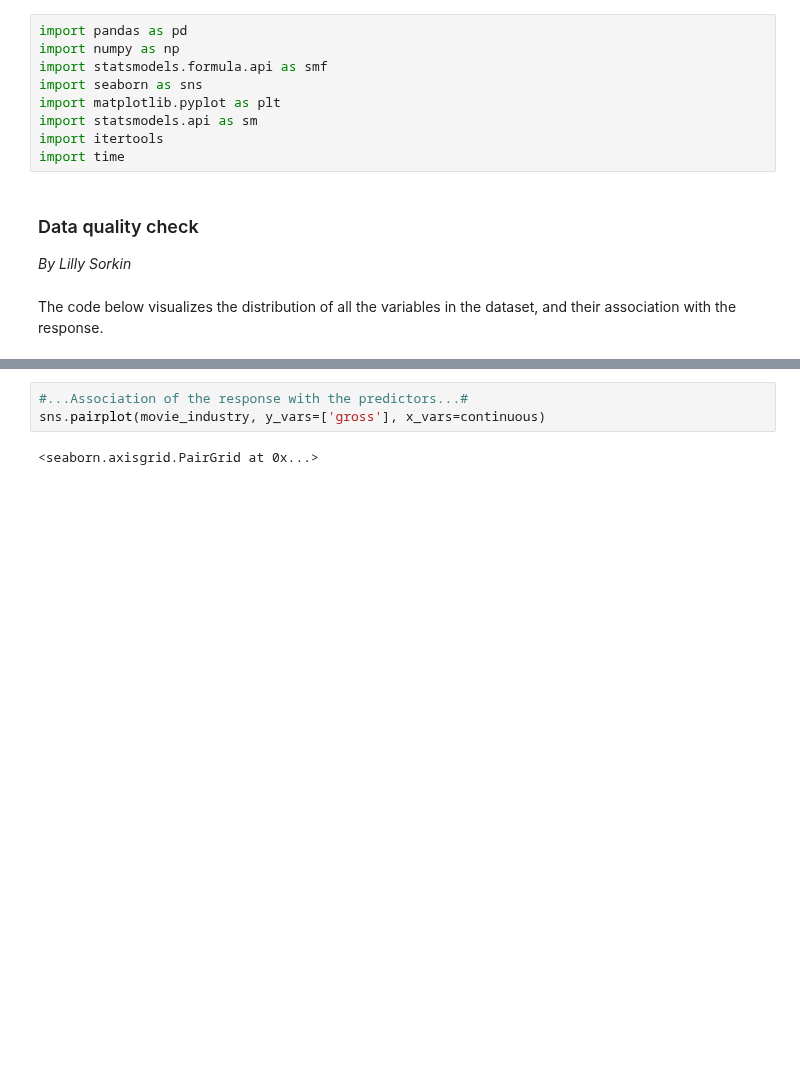
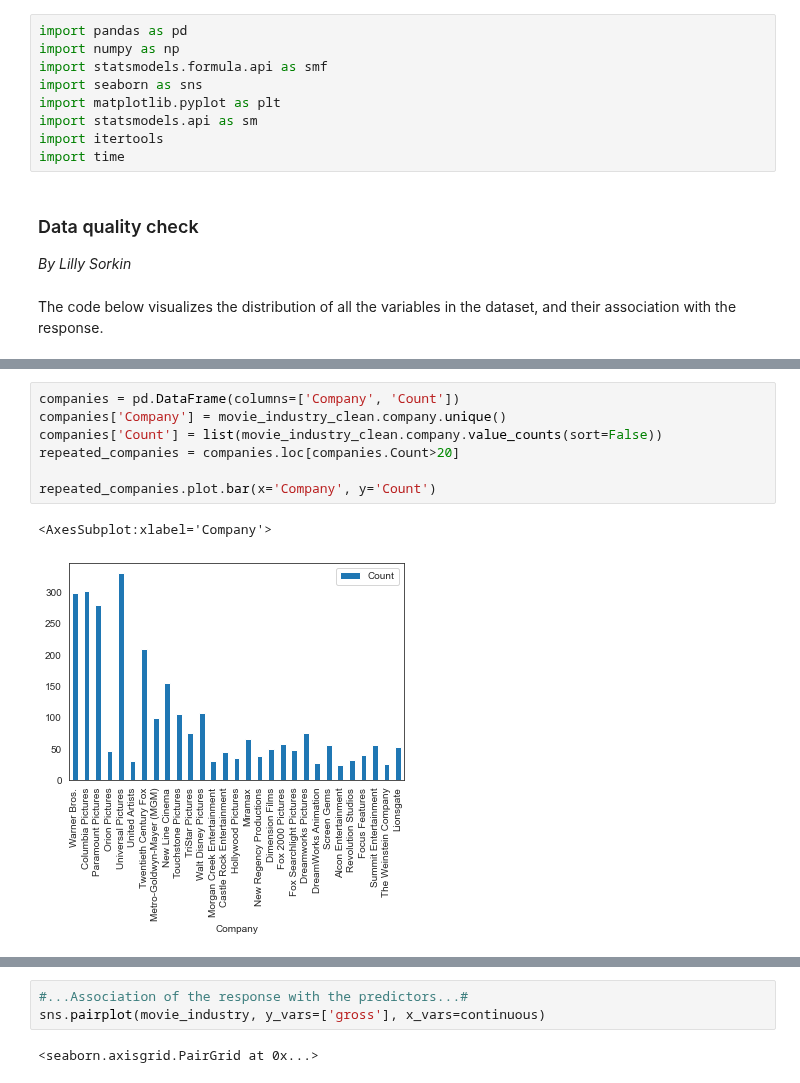
Before and after one commit to isabelgabrielaknight/final-project-303-2, a Jupyter notebook: MarkdownMasters_code.ipynb, the cells around one changed output, grey strips where cells are left out. Drawn from its saved outputs; the diff is of its cells as text; blank space fills up the shorter version.

```diff
--- a/MarkdownMasters_code.ipynb
+++ b/MarkdownMasters_code.ipynb
@@ -151,0 +137,10 @@ predictors.remove('name')
+# %%
+companies = pd.DataFrame(columns=['Company', 'Count'])
+companies['Company'] = movie_industry_clean.company.unique()
+companies['Count'] = list(movie_industry_clean.company.value_counts(sort=False))
+repeated_companies = companies.loc[companies.Count>20]
+
+repeated_companies.plot.bar(x='Company', y='Count')
+# %% [output]
+<AxesSubplot:xlabel='Company'>
+[figure, added]
```
Also changed, not shown: parts of 23 cells of this notebook, 2 other files.
